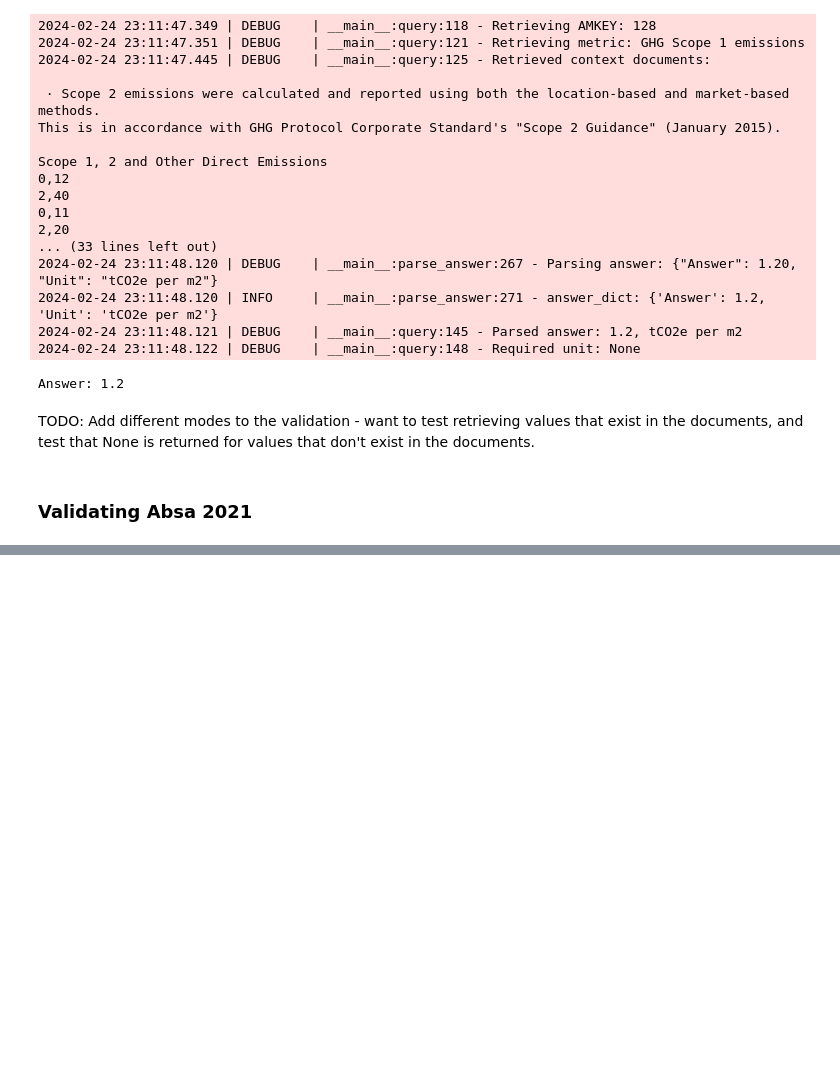
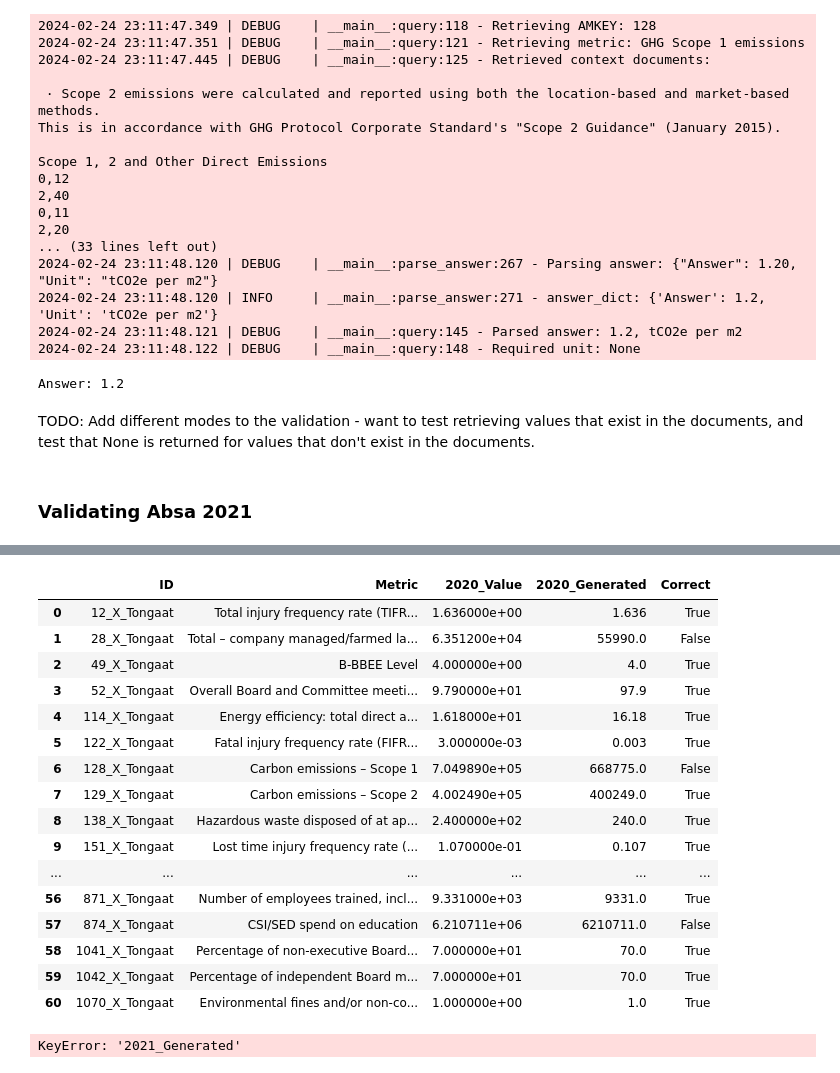
Before and after one commit to tomwetherell/unifi-pdf-llm, a Jupyter notebook: dev/haystack_table_qa_markdown.ipynb, the cells around one changed output, grey strips where cells are left out. Cells and saved outputs as stored; diff of their text form; code cells hidden in the pictures; blank space fills up the shorter version.

```diff
--- a/dev/haystack_table_qa_markdown.ipynb
+++ b/dev/haystack_table_qa_markdown.ipynb
@@ -861,9 +855,10 @@ class QueryPipeline:
             self,
             docs: list[Document],
             company: str,
-            amkey_to_metric_path: str,
-            amkey_to_synonym_path: str,
-            amkey_to_unit_path : str
+            top_k: int=3,
+            amkey_to_metric_path: str=AMKEY_TO_METRIC_PATH,
+            amkey_to_synonym_path: str=AMKEY_TO_SYNONYM_PATH,
+            amkey_to_unit_path : str=AMKEY_TO_UNIT_PATH,
         ):
         """
         Initalise the components of the query pipeline.
@@ -887,6 +882,7 @@ class QueryPipeline:
         """
         self.docs = docs
         self.company = company
+        self.top_k = top_k
         self.amkey_to_metric_path = amkey_to_metric_path
         self.amkey_to_synonym_path = amkey_to_synonym_path
         self.amkey_to_unit_path = amkey_to_unit_path
@@ -913,12 +909,12 @@ class QueryPipeline:
         self.document_store.delete_documents()
         self.document_store.write_documents(self.docs)
 
-    def initialise_retriever(self, top_k=3):
+    def initialise_retriever(self):
         logger.info("Initialising retriever")
         self.retriever = EmbeddingRetriever(
             embedding_model="sentence-transformers/all-MiniLM-L6-v2",
             document_store=self.document_store,
-            top_k=top_k
+            top_k=self.top_k
         )
         self.document_store.update_embeddings(retriever=self.retriever)
 
@@ -1006,7 +1002,8 @@ class QueryPipeline:
         if required_unit is not None and value is not None:
             if unit != required_unit:
                 unit_conversion_prompt = self.create_unit_conversion_prompt(value, unit, required_unit)
-                value = self.unit_conversion_llm(unit_conversion_prompt)
+                value = self.unit_conversion_llm(unit_conversion_prompt)[0]
+                logger.debug(f"Unit converted value: {value}")
 
         return value
 
@@ -1086,6 +1083,7 @@ class QueryPipeline:
                     For example, 1236 million = 1236 * 1 million = 1236 * 1000000 = 1236000000.
                     For example, to convert from Rm to R, you would multiply by 1000000. This is because
                     1 Rm = 1000000 R.
+                    Do not do any unit conversion if it is not necessary.
                     Please return a single number as your answer. Do not elaborate or give
                     any context.\n\n
 
@@ -1129,10 +1127,15 @@ class QueryPipeline:
         value = answer_dict["Answer"]
         unit = answer_dict["Unit"]
 
-        if value is None or value == "null":
+        if value is None:
+            pass
+        elif isinstance(value, str) and value.lower() in ["null", "n/a"]:
             value = None
+        elif value == "nil":
+            value = 0
         elif isinstance(value, str):
             value = value.replace(" ", "").replace(",", "")
+            value = "".join(filter(lambda x: x.isdigit() or x == ".", value))
             value = float(value)
         else:
             value = float(value)
@@ -1234,10 +1237,14 @@ class QueryPipeline:
             The required unit for the metric, if specified. Otherwise, None.
         """
         try:
-            unit = self.amkey_to_unit[self.amkey_to_unit["AMKEY"] == amkey]["Unit"][0]
+            unit = self.amkey_to_unit[
+                self.amkey_to_unit["AMKEY"] == amkey
+            ]["Unit"].item()
         except KeyError:
             unit = None
 
+        if pd.isna(unit): unit = None
+
         return unit
 # %% [markdown]
 ## Validation
@@ -1297,7 +1304,11 @@ def load_documents(company: str, year: int) -> list[Document]:
 
     return company_docs
 # %%
-def validate_retrieval(company: str, year: int=2021) -> pd.DataFrame:
+def validate_retrieval(
+        company: str,
+        year: int,
+        window_size: int=1,
+    ) -> pd.DataFrame:
     """
     Returns a DataFrame with the results of the retrieval validation.
     """
@@ -1316,7 +1327,7 @@ def validate_retrieval(company: str, year: int=2021) -> pd.DataFrame:
 
     # Load and preprocess the documents
     docs = load_documents(company, year)
-    docs = preprocess_documents(docs, window_size=1)
+    docs = preprocess_documents(docs, window_size=window_size)
 
     logger.debug(f"Number of documents: {len(docs)}")
 
@@ -1347,6 +1358,7 @@ def validate_retrieval(company: str, year: int=2021) -> pd.DataFrame:
         results_df.at[idx, f"{year}_Generated"] = value
 
     results_df[f"{year}_Value"] = results_df[f"{year}_Value"].astype(float)
+    results_df[f"{year}_Generated"] = results_df[f"{year}_Generated"].astype(float)
     results_df["Correct"] = results_df.apply(
         lambda row: row[f"{year}_Generated"] == row[f"{year}_Value"] or
         (pd.isna(row[f"{year}_Generated"]) and pd.isna(row[f"{year}_Value"])),
@@ -1691,3 +1745,5 @@ exist in the documents, and test that None is returned for values that don't
 exist in the documents.
 # %% [markdown]
 ### Validating Absa 2021
+# %%
+results_df, accuracy = validate_retrieval("Absa", 2021, window_size=2)
@@ -1693,0 +1788,30 @@ exist in the documents.
+# %%
+results_df2 = results_df.copy(deep=True)
+results_df2
+# %% [output]
+|  | ID | Metric | 2020_Value | 2020_Generated | Correct |
+| 0 | 12_X_Tongaat | Total injury frequency rate (TIFR... | 1.636000e+00 | 1.636 | True |
+| 1 | 28_X_Tongaat | Total – company managed/farmed la... | 6.351200e+04 | 55990.0 | False |
+| 2 | 49_X_Tongaat | B-BBEE Level | 4.000000e+00 | 4.0 | True |
+| 3 | 52_X_Tongaat | Overall Board and Committee meeti... | 9.790000e+01 | 97.9 | True |
+| 4 | 114_X_Tongaat | Energy efficiency: total direct a... | 1.618000e+01 | 16.18 | True |
+| 5 | 122_X_Tongaat | Fatal injury frequency rate (FIFR... | 3.000000e-03 | 0.003 | True |
+| 6 | 128_X_Tongaat | Carbon emissions – Scope 1 | 7.049890e+05 | 668775.0 | False |
+| 7 | 129_X_Tongaat | Carbon emissions – Scope 2 | 4.002490e+05 | 400249.0 | True |
+| 8 | 138_X_Tongaat | Hazardous waste disposed of at ap... | 2.400000e+02 | 240.0 | True |
+| 9 | 151_X_Tongaat | Lost time injury frequency rate (... | 1.070000e-01 | 0.107 | True |
+| ... | ... | ... | ... | ... | ... |
+| 56 | 871_X_Tongaat | Number of employees trained, incl... | 9.331000e+03 | 9331.0 | True |
+| 57 | 874_X_Tongaat | CSI/SED spend on education | 6.210711e+06 | 6210711.0 | False |
+| 58 | 1041_X_Tongaat | Percentage of non-executive Board... | 7.000000e+01 | 70.0 | True |
+| 59 | 1042_X_Tongaat | Percentage of independent Board m... | 7.000000e+01 | 70.0 | True |
+| 60 | 1070_X_Tongaat | Environmental fines and/or non-co... | 1.000000e+00 | 1.0 | True |
+# %%
+year = 2021
+results_df2["Correct"] = results_df2.apply(
+    lambda row: row[f"{year}_Generated"] == row[f"{year}_Value"] or
+    (pd.isna(row[f"{year}_Generated"]) and pd.isna(row[f"{year}_Value"])),
+    axis=1
+)
+# %% [output]
+KeyError: '2021_Generated'
```
Also changed, not shown: parts of 20 cells of this notebook.
